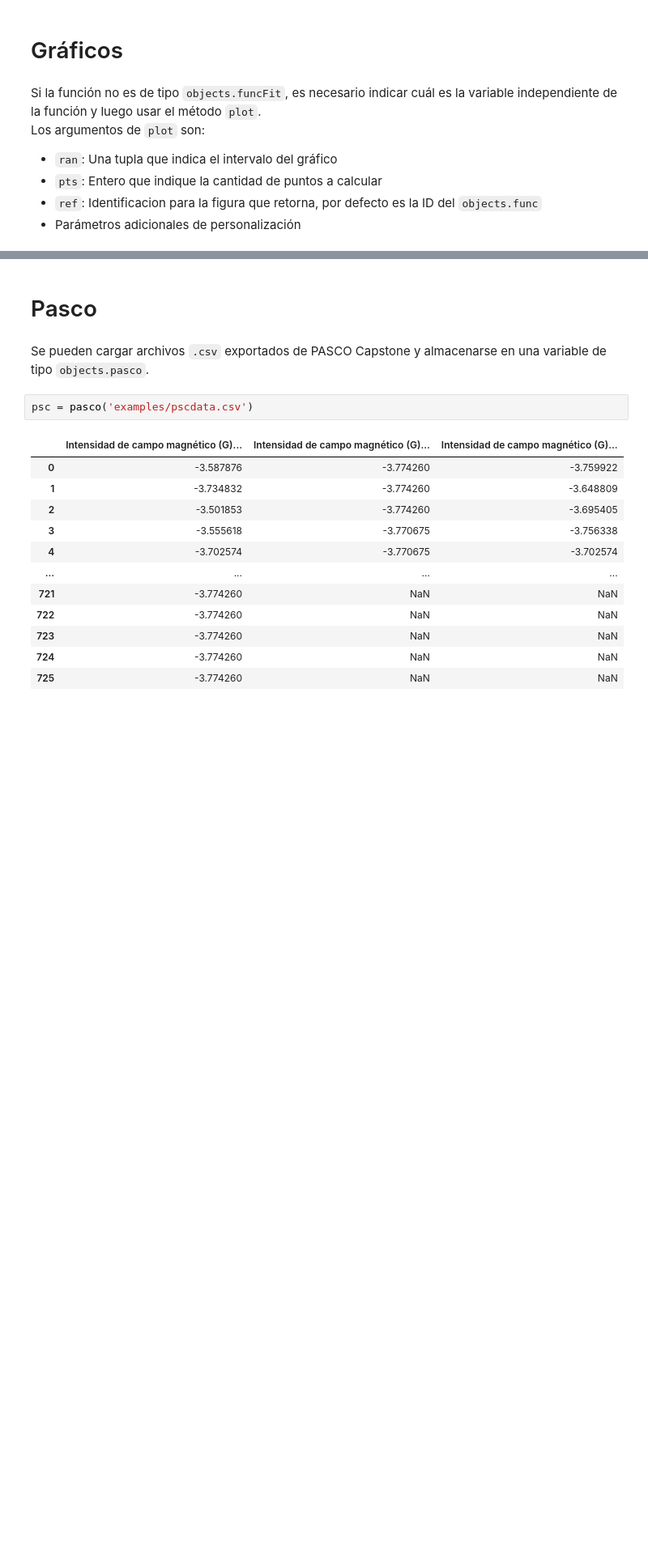
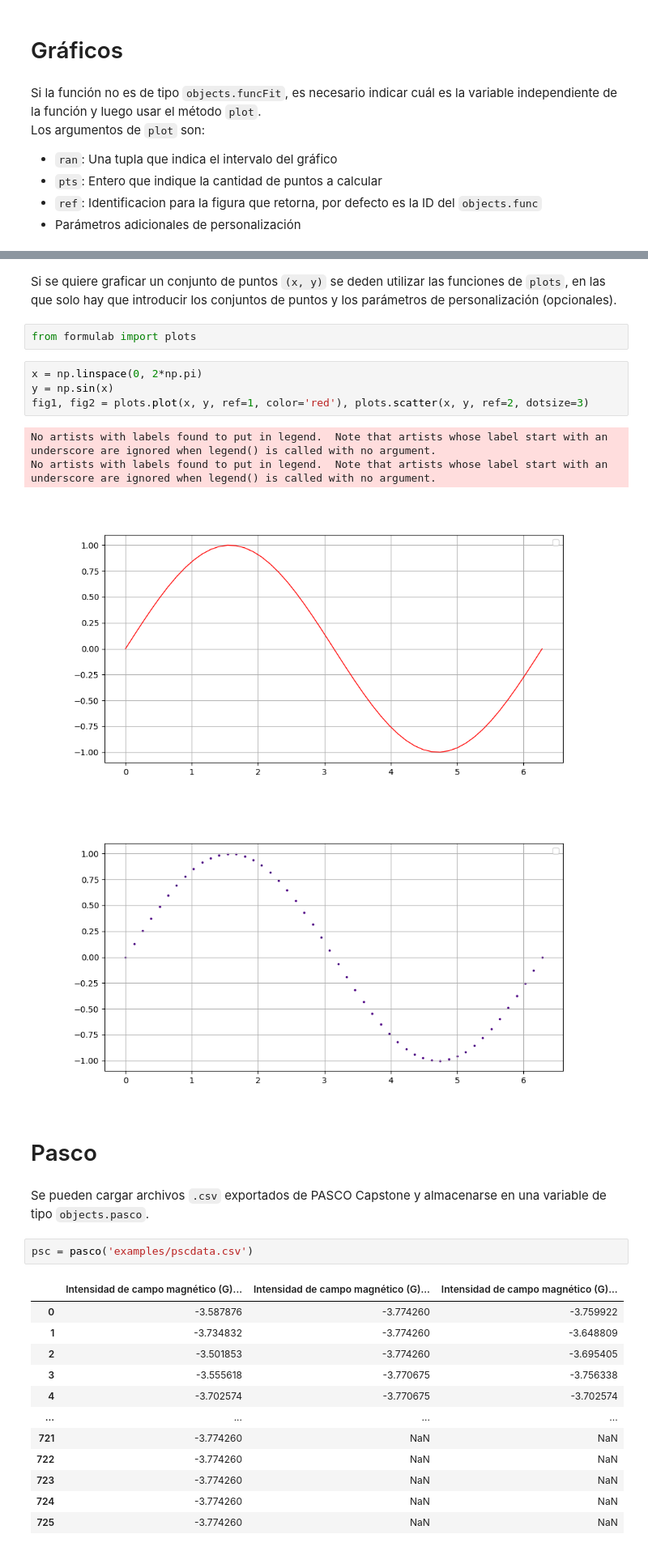
Before and after one commit to nico-tombolato/FormuLab, a Jupyter notebook: Tutorial.ipynb, the cells around one changed output, grey strips where cells are left out. Shown at 81% size. Drawn from its saved outputs; the diff is of its cells as text; blank space fills up the shorter version.

Commit message:
Updated W-S formula, id value of functions, automatic grid in plots and added plots to Tutorial

```diff
--- a/Tutorial.ipynb
+++ b/Tutorial.ipynb
@@ -344,3 +344,16 @@ fig = g.plot((1,30))
+# %% [markdown]
+Si se quiere graficar un conjunto de puntos `(x, y)` se deden utilizar las funciones de `plots`, en las que solo hay que introducir los conjuntos de puntos y los parámetros de personalización (opcionales).
+# %%
+from formulab import plots
+# %%
+x = np.linspace(0, 2*np.pi)
+y = np.sin(x)
+fig1, fig2 = plots.plot(x, y, ref=1, color='red'), plots.scatter(x, y, ref=2, dotsize=3)
+# %% [output]
+No artists with labels found to put in legend.  Note that artists whose label start with an underscore are ignored when legend() is called with no argument.
+No artists with labels found to put in legend.  Note that artists whose label start with an underscore are ignored when legend() is called with no argument.
+[figure, added]
+[figure, added]
 # %% [markdown]
 # Pasco
 # %% [markdown]
```
Also changed, not shown: parts of 13 cells of this notebook, 4 other files.
